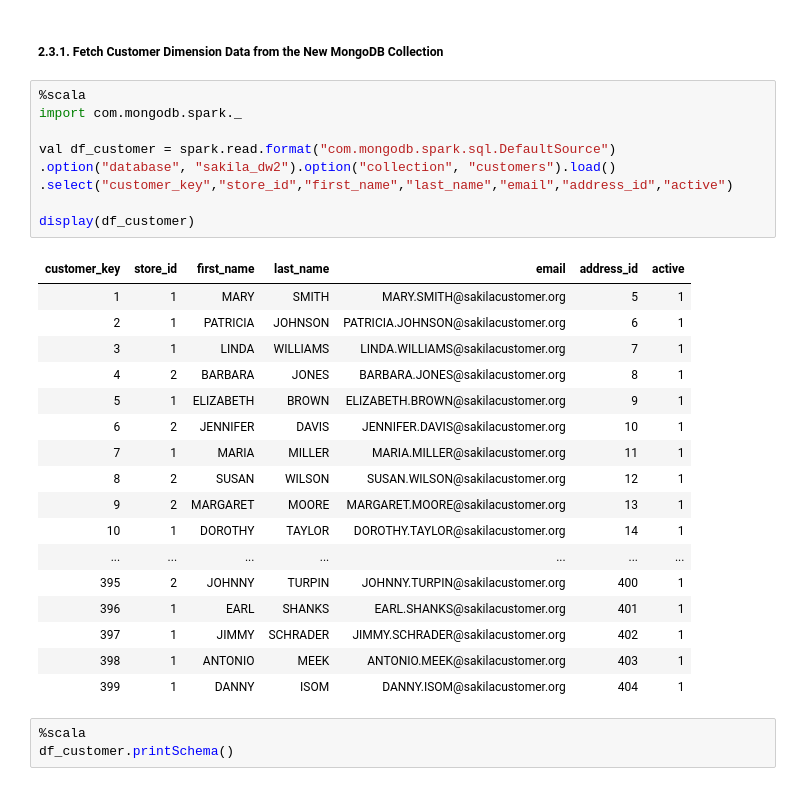
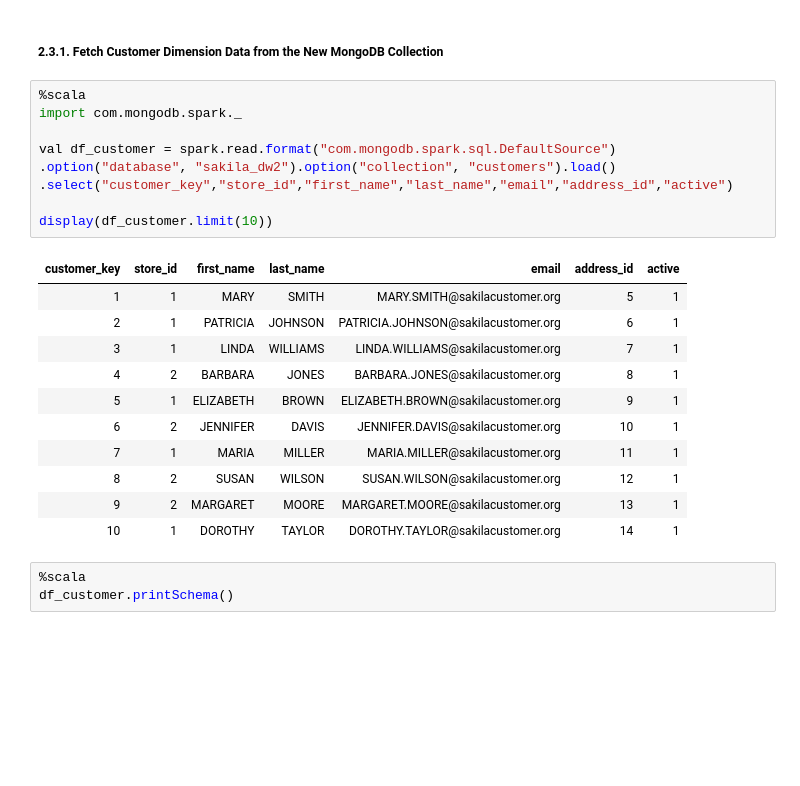
Before and after one commit to ecm8yu/DS2002---Capstone---ecm8yu, a Jupyter notebook: MassarelliEva-Capstone.ipynb, the cells around one changed output. Drawn from its saved outputs; the diff is of its cells as text; blank space fills up the shorter version.

```diff
--- a/MassarelliEva-Capstone.ipynb
+++ b/MassarelliEva-Capstone.ipynb
@@ -349,30 +350,24 @@ Out[19]: <pymongo.results.InsertManyResult at 0x...>
 # %%
 %scala
 import com.mongodb.spark._
 
 val df_customer = spark.read.format("com.mongodb.spark.sql.DefaultSource")
 .option("database", "sakila_dw2").option("collection", "customers").load()
 .select("customer_key","store_id","first_name","last_name","email","address_id","active")
 
-display(df_customer)
+display(df_customer.limit(10))
 # %% [output]
 | customer_key | store_id | first_name | last_name | email | address_id | active |
 | 1 | 1 | MARY | SMITH | MARY.SMITH@sakilacustomer.org | 5 | 1 |
 | 2 | 1 | PATRICIA | JOHNSON | PATRICIA.JOHNSON@sakilacustomer.org | 6 | 1 |
 | 3 | 1 | LINDA | WILLIAMS | LINDA.WILLIAMS@sakilacustomer.org | 7 | 1 |
 | 4 | 2 | BARBARA | JONES | BARBARA.JONES@sakilacustomer.org | 8 | 1 |
 | 5 | 1 | ELIZABETH | BROWN | ELIZABETH.BROWN@sakilacustomer.org | 9 | 1 |
 | 6 | 2 | JENNIFER | DAVIS | JENNIFER.DAVIS@sakilacustomer.org | 10 | 1 |
 | 7 | 1 | MARIA | MILLER | MARIA.MILLER@sakilacustomer.org | 11 | 1 |
 | 8 | 2 | SUSAN | WILSON | SUSAN.WILSON@sakilacustomer.org | 12 | 1 |
 | 9 | 2 | MARGARET | MOORE | MARGARET.MOORE@sakilacustomer.org | 13 | 1 |
 | 10 | 1 | DOROTHY | TAYLOR | DOROTHY.TAYLOR@sakilacustomer.org | 14 | 1 |
-| ... | ... | ... | ... | ... | ... | ... |
-| 395 | 2 | JOHNNY | TURPIN | JOHNNY.TURPIN@sakilacustomer.org | 400 | 1 |
-| 396 | 1 | EARL | SHANKS | EARL.SHANKS@sakilacustomer.org | 401 | 1 |
-| 397 | 1 | JIMMY | SCHRADER | JIMMY.SCHRADER@sakilacustomer.org | 402 | 1 |
-| 398 | 1 | ANTONIO | MEEK | ANTONIO.MEEK@sakilacustomer.org | 403 | 1 |
-| 399 | 1 | DANNY | ISOM | DANNY.ISOM@sakilacustomer.org | 404 | 1 |
 # %%
 %scala
 df_customer.printSchema()
```
Also changed, not shown: parts of 9 cells of this notebook.
